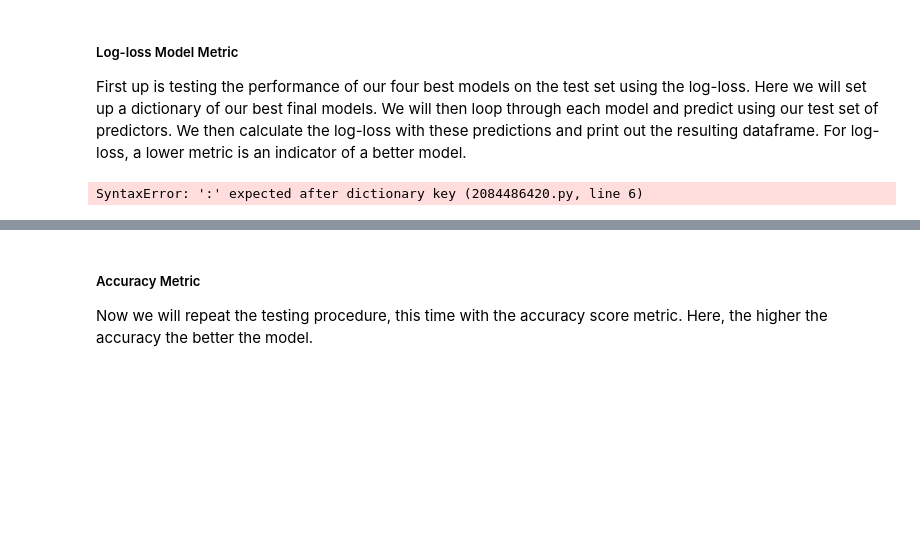
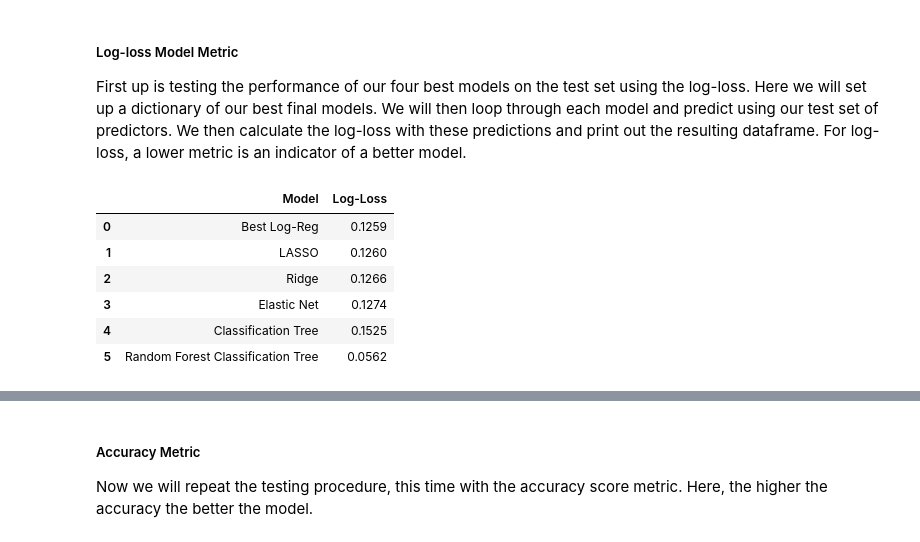
Before and after one commit to Ambaright/ST-554-Homework-8, a Jupyter notebook: Baright_ST554_Homework_8.ipynb, the cells around one changed output, grey strips where cells are left out. Drawn from its saved outputs; the diff is of its cells as text; code cells hidden in the pictures; blank space fills up the shorter version.

```diff
--- a/Baright_ST554_Homework_8.ipynb
+++ b/Baright_ST554_Homework_8.ipynb
@@ -631,0 +636,11 @@ elastic_c_best = LogisticRegression(
+# %%
+clf_tree_tune = GridSearchCV(
+    estimator = DecisionTreeClassifier(),
+    param_grid = {'max_depth': range(2,15),
+                  'min_samples_leaf': [3,5,10,50,100]},
+    cv = 5,
+    scoring = 'neg_log_loss').fit(X_train[["chlorides", "pH", "citric acid", "density", "sulphates", "fixed acidity"]],
+    y_train["type"])
+
+# Inspect the best tuning parameters
+print(clf_tree_tune.best_score_, clf_tree_tune.best_params_)
@@ -640,27 +690,33 @@ First up is testing the performance of our four best models on the test set usin
 # %%
 class_models = {
     "Best Log-Reg": mlogr_best,
     "LASSO": lasso_c_best,
     "Ridge": ridge_c_best,
     "Elastic Net": elastic_c_best,
-    "Classification Tree:", clf_tree_best,
+    "Classification Tree": clf_tree_best,
     "Random Forest Classification Tree": rf_clf_best
 }
 
 classification_results_ll = []
 
 for name, model in class_models.items():
-    y_prob = model.predict_proba(X_train[["chlorides", "pH", "citric acid", "density", "sulphates", "fixed acidity"]])
+    y_prob = model.predict_proba(X_test[["chlorides", "pH", "citric acid", "density", "sulphates", "fixed acidity"]])
 
     loss = log_loss(y_test["type"], y_prob)
 
     classification_results_ll.append({
         "Model": name,
         "Log-Loss": round(loss, 4)
     })
 
 # Display Results
 pd.DataFrame(classification_results_ll)
 # %% [output]
-SyntaxError: ':' expected after dictionary key (2084486420.py, line 6)
+|  | Model | Log-Loss |
+| 0 | Best Log-Reg | 0.1259 |
+| 1 | LASSO | 0.1260 |
+| 2 | Ridge | 0.1266 |
+| 3 | Elastic Net | 0.1274 |
+| 4 | Classification Tree | 0.1525 |
+| 5 | Random Forest Classification Tree | 0.0562 |
 # %% [markdown]
```
Also changed, not shown: parts of 11 cells of this notebook.
